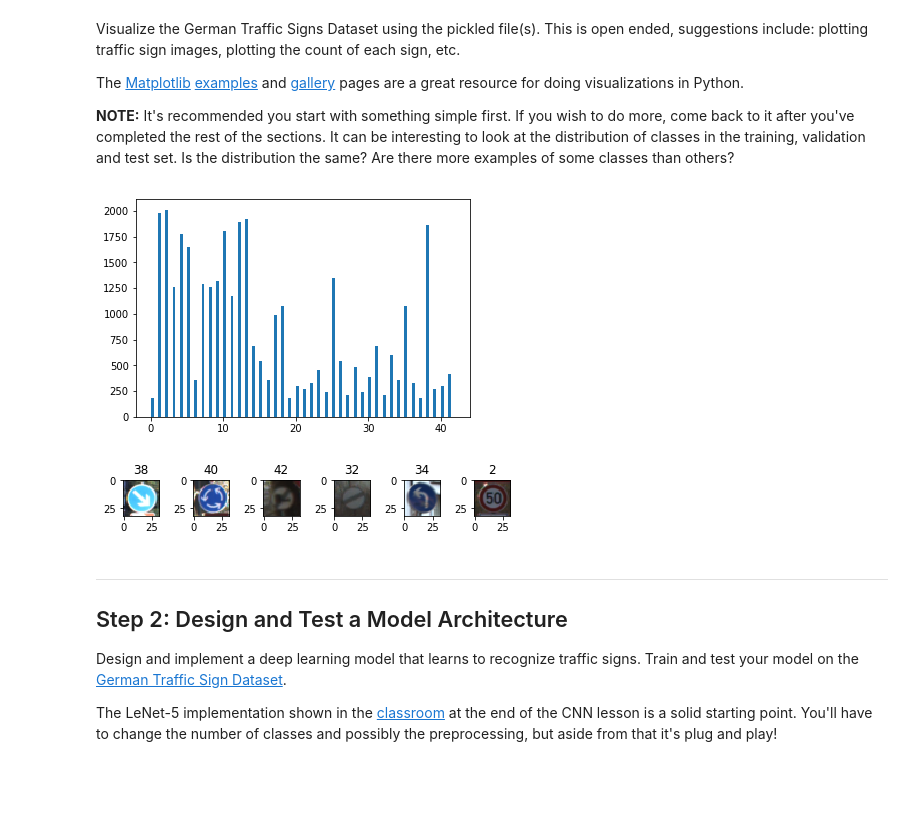
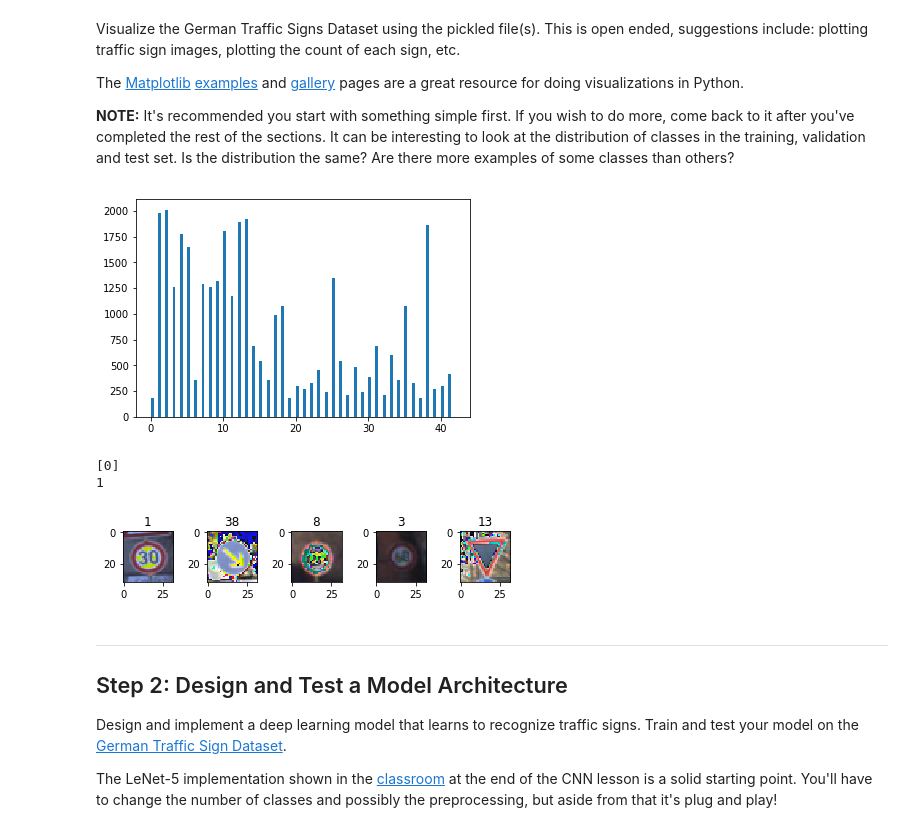
Before and after one commit to DavidYRB/CarND-Traffic-Sign-Classifier-Project, a Jupyter notebook: Traffic_Sign_Classifier.ipynb, the cells around one changed output. Saved outputs shown, nothing was run; the diff lists cells and outputs as text; code cells hidden in the pictures; blank space fills up the shorter version.

Commit message:
solve the image loading problem. confront shape problem of test image

```diff
--- a/Traffic_Sign_Classifier.ipynb
+++ b/Traffic_Sign_Classifier.ipynb
@@ -94,43 +96,65 @@ The [Matplotlib](http://matplotlib.org/) [examples](http://matplotlib.org/exampl
 # %%
 ### Data exploration visualization code goes here.
 ### Feel free to use as many code cells as needed.
 import matplotlib.pyplot as plt
 import random
 
 ### show the histogram of the each class
 x_ax = [i for i in range(43)]
 plt.hist(y_train, x_ax, histtype='bar', width=0.4)
 
 index = random.randint(0, len(X_train))
 image = X_train[index][1:-1]
 plt.show()
 
 def load_img(imgs, labels, output_num):
     output_imgs = []
     index = []
 
     # randomly select output_num images from test set
     for i in range(output_num):
         temp = random.randint(0, len(labels))
         index.append(labels[temp])
         output_imgs.append(imgs[temp])
 
-    # plot all these images and their class
-    fig, axs = plt.subplots(1, output_num)
-    for i in range(output_num):
-        axs[i].imshow(output_imgs[i])
-        axs[i].set_title(index[i])
-    fig.tight_layout()
-
     return output_imgs, index
 
-output_imgs, index = load_img(X_train, y_train, 6)
-plt.show()
+
+def draw_imgs(imgs, output_num, labels=None):
+    # plot all these images and their class
+    rows = [i for i in range(0, output_num, 6)]
+    print(rows)
+
+    if labels == None:
+        labels = ['image']*output_num
+
+    for i in rows:
+        if i!= rows[-1] and rows !=1:
+            fig, axs = plt.subplots(1,6)
+            for j in range(6):
+                axs[j].imshow(imgs[i+j])
+                axs[j].set_title(labels[i+j])
+            fig.tight_layout()
+        else:
+            print(1)
+            fig, axs = plt.subplots(1, output_num-i)
+            for j in range(output_num-i):
+                axs[j].imshow(imgs[i+j])
+                axs[j].set_title(labels[i+j])
+            fig.tight_layout()
+    plt.show()
+
+
+
+output_imgs, index = load_img(X_train, y_train, 5)
+draw_imgs(output_imgs, 5, index)
 # Visualizations will be shown in the notebook.
 %matplotlib inline
 # %% [output]
 [figure]
+[0]
+1
-[figure, old version]
+[figure, new version]
 # %% [markdown]
 ----
 
```
Also changed, not shown: parts of 4 cells of this notebook, 5 other files.
